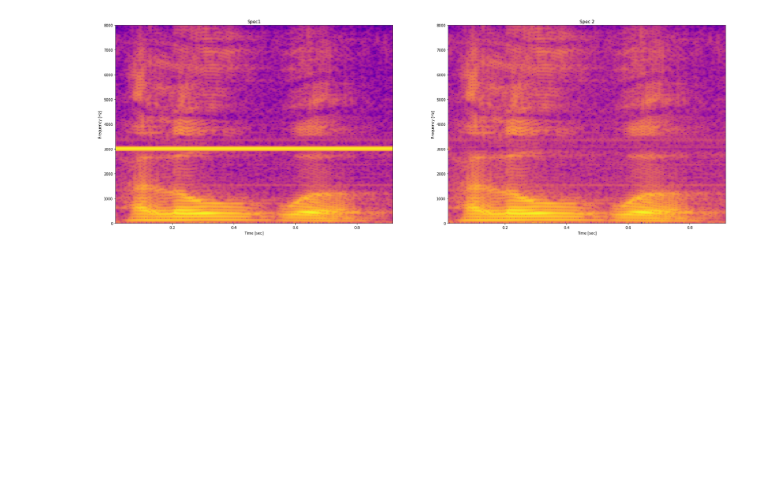
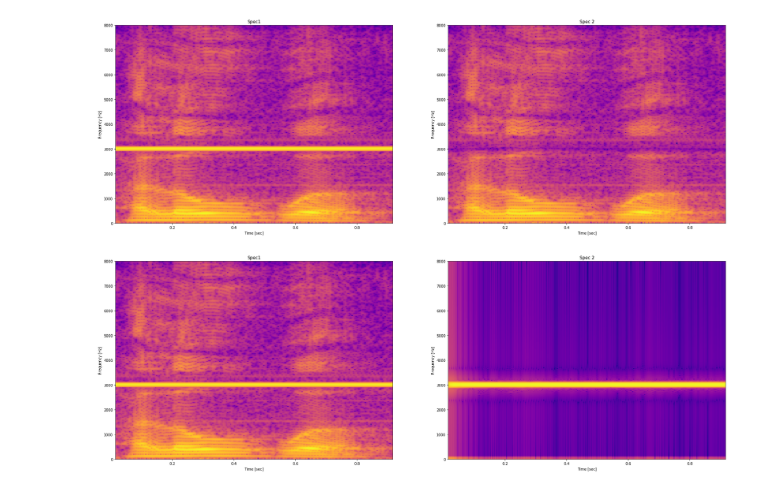
Before and after one commit to TheMarvelousWhale/NTU-CE3007_DSP, a Jupyter notebook: Lab2_Example/Lab2.ipynb, the cells around one changed output. Cells and saved outputs as stored; diff of their text form; code cells hidden in the pictures; blank space fills up the shorter version.

```diff
--- a/Lab2_Example/Lab2.ipynb
+++ b/Lab2_Example/Lab2.ipynb
@@ -339,0 +346,22 @@ playSoundFromWav(y_clean)
+# %%
+def bandpass(fs,lowcut,highcut,order=5):
+    nyq = 0.5 * fs
+    low = lowcut / nyq
+    high = highcut / nyq
+    b, a = butter(order, [low, high], btype='band')
+    return b,a
+# %%
+def unclean(y,f0,Fs=16000):
+    # Design notch filter using Dr CES coefficients
+    #b,a = np.array([1, -0.7653668, 0.99999]),np.array([1, -0.722744, 0.888622])
+    b,a = bandpass(Fs,3000*0.99,3000*1.01,6)
+    y_unclean = signal.lfilter(b,a, y)
+    return y_unclean
+# %%
+
+y_unclean = unclean(y_noisy,3000,Fs=16000)
+compare_two_spec(y_noisy,y_unclean)
+#playSoundFromWav(y_noisy)
+playSoundFromWav(y_unclean)
+# %% [output]
+[figure, added]
```
Also changed, not shown: parts of 6 cells of this notebook.
